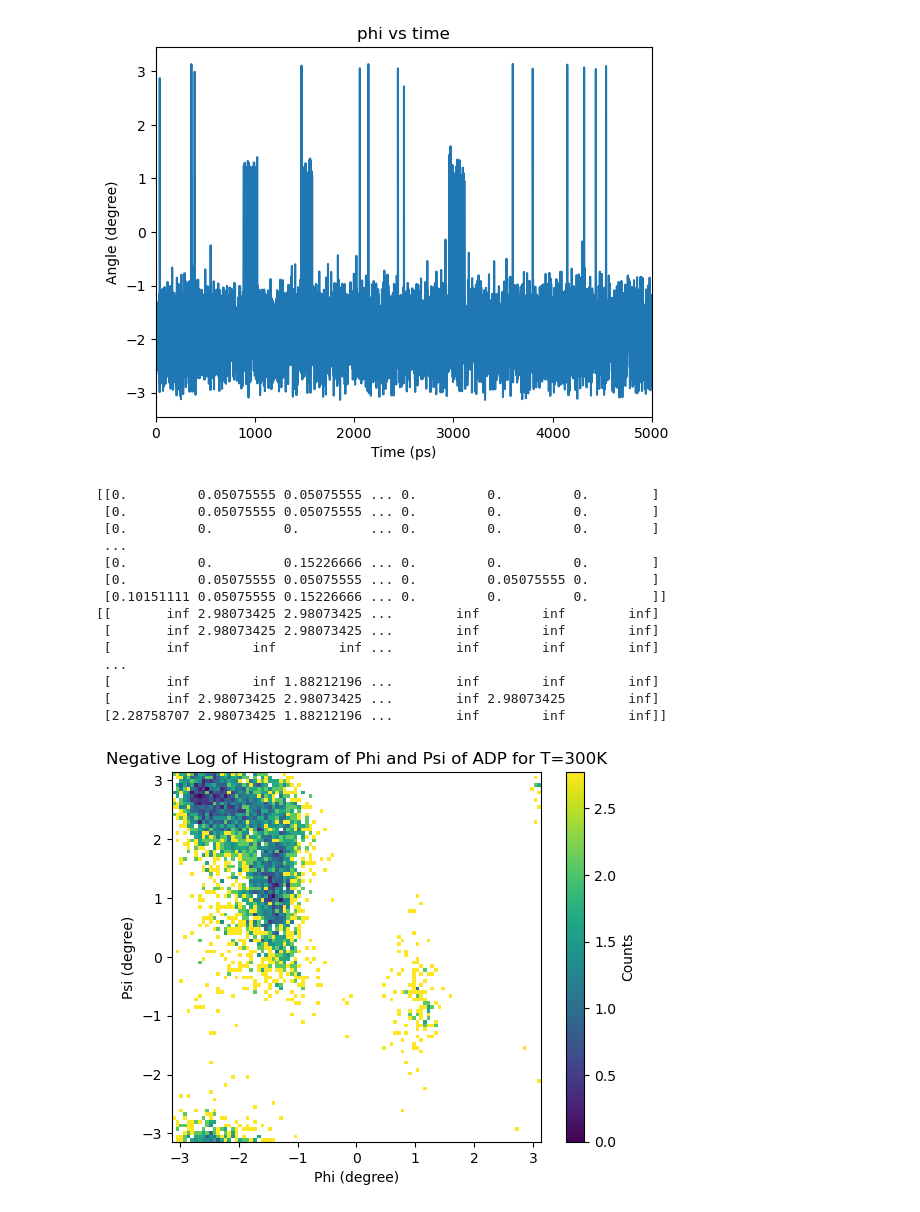
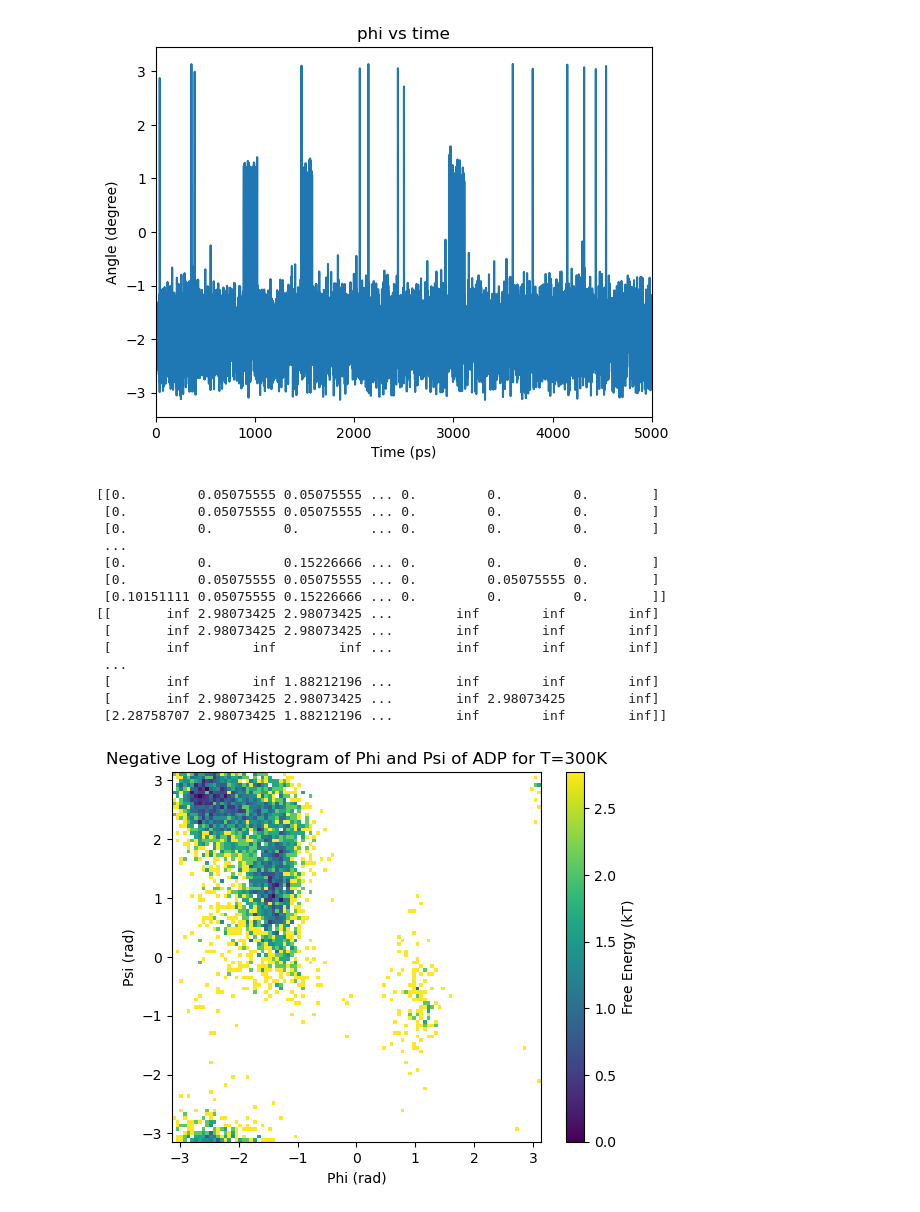
Before and after one commit to cl6661/comp-lab-class, a Jupyter notebook: Week5/Exchange/T660/Dihedral_angle.ipynb, the cells around one changed output. Drawn from its saved outputs; the diff is of its cells as text; code cells hidden in the pictures.

```diff
--- a/Week5/Exchange/T660/Dihedral_angle.ipynb
+++ b/Week5/Exchange/T660/Dihedral_angle.ipynb
@@ -58,34 +58,34 @@ plt.show()
 # np.histogram2d(y_phi, y_psi, bins=100, range=None, normed=True, weights=None, density=None)
 H, xedges, yedges = np.histogram2d(y_phi, y_psi, bins=100, normed=True)
 F=H
 H=H.T
 print(H)
 H=-np.log(H)
 print(H)
 H=H-H.min()
 # fig = plt.figure()
 # ax = fig.add_subplot(131, title='Negative Log of Histogram of Phi and Psi of ADP for T=300K')
 plt.imshow(H, interpolation='nearest', origin='lower',extent=[xedges[0], xedges[-1], yedges[0], yedges[-1]])
-plt.xlabel('Phi (degree)')
-plt.ylabel('Psi (degree)')
+plt.xlabel('Phi (rad)')
+plt.ylabel('Psi (rad)')
 plt.title('Negative Log of Histogram of Phi and Psi of ADP for T=300K')
 cbar = plt.colorbar()
-cbar.ax.set_ylabel('Counts')
+cbar.ax.set_ylabel('Free Energy (kT)')
 plt.savefig('Negative Log of Histogram of Phi and Psi of ADP for T=300K.pdf',format='pdf',bbox_inches='tight',pad_inches=0.1)
 plt.show()
 # %% [output]
 [[0.         0.05075555 0.05075555 ... 0.         0.         0.        ]
  [0.         0.05075555 0.05075555 ... 0.         0.         0.        ]
  [0.         0.         0.         ... 0.         0.         0.        ]
  ...
  [0.         0.         0.15226666 ... 0.         0.         0.        ]
  [0.         0.05075555 0.05075555 ... 0.         0.05075555 0.        ]
  [0.10151111 0.05075555 0.15226666 ... 0.         0.         0.        ]]
 [[       inf 2.98073425 2.98073425 ...        inf        inf        inf]
  [       inf 2.98073425 2.98073425 ...        inf        inf        inf]
  [       inf        inf        inf ...        inf        inf        inf]
  ...
  [       inf        inf 1.88212196 ...        inf        inf        inf]
  [       inf 2.98073425 2.98073425 ...        inf 2.98073425        inf]
  [2.28758707 2.98073425 1.88212196 ...        inf        inf        inf]]
-[figure, old version]
+[figure, new version]
```
Also changed, not shown: 47 other files.
